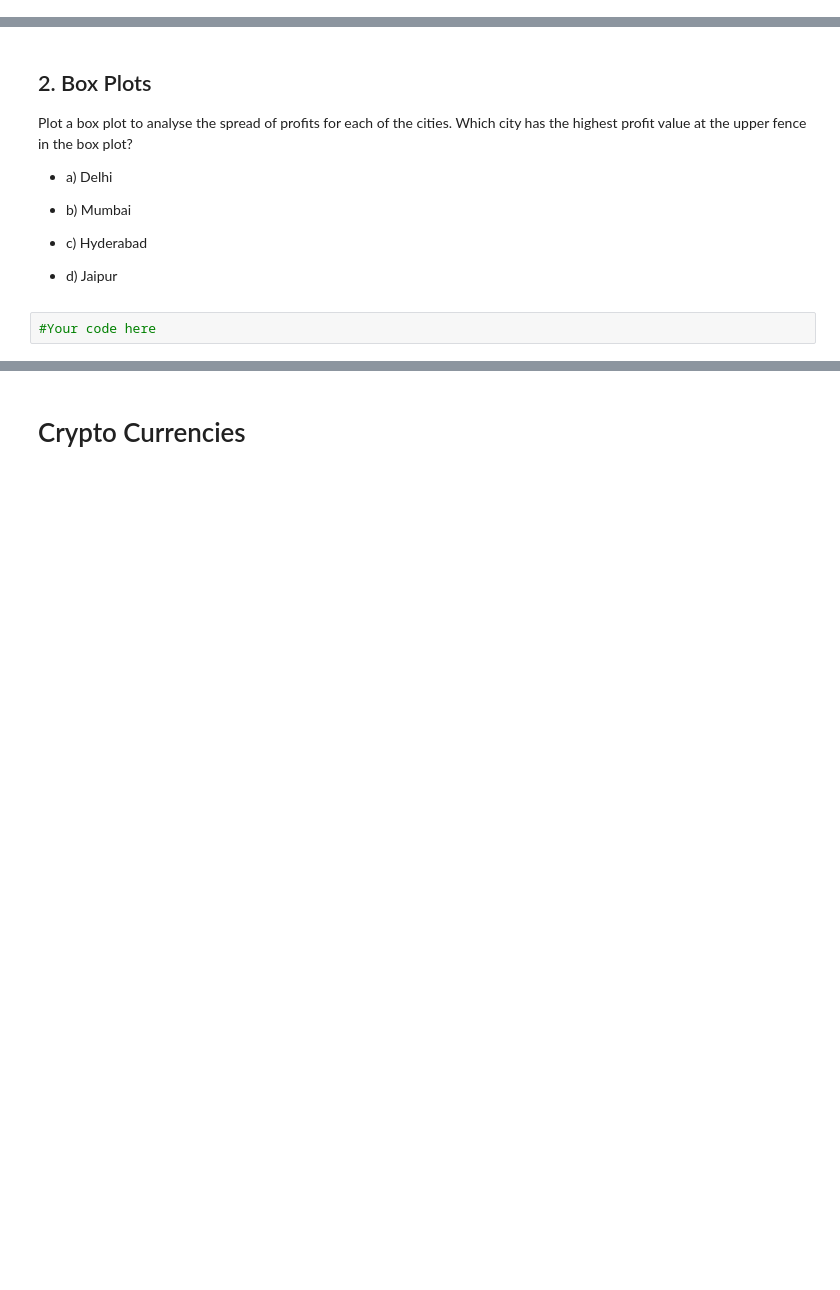
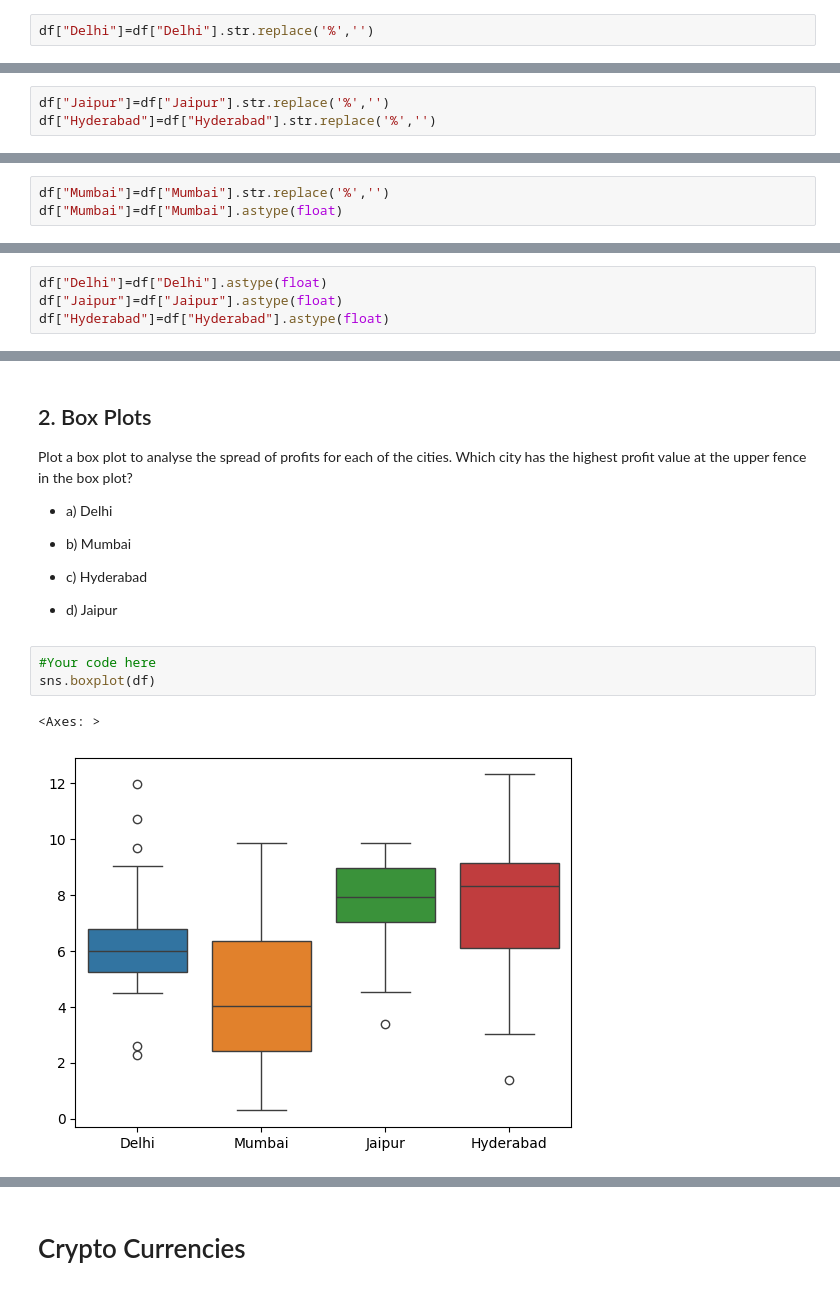
Before and after one commit to suddhasish/PGPAIML, a Jupyter notebook: Data visualization/matplotlib/Practice Questions Session 2/Practice Questions - Session 2 - Student Version.ipynb, the cells around one changed output, grey strips where cells are left out. Cells and saved outputs as stored; diff of their text form; blank space fills up the shorter version.

```diff
--- a/Data visualization/matplotlib/Practice Questions Session 2/Practice Questions - Session 2 - Student Version.ipynb
+++ b/Data visualization/matplotlib/Practice Questions Session 2/Practice Questions - Session 2 - Student Version.ipynb
@@ -23,3 +23,5 @@ df.head(10)
 | 7 | supplier 8 | 4.49% | 2.42% | 7.79% | 9.40% |
 | 8 | supplier 9 | 5.72% | 6.39% | 8.99% | 8.67% |
 | 9 | supplier 10 | 5.64% | 7.79% | 7.57% | 8.50% |
+# %%
+df["Delhi"]=df["Delhi"].str.replace('%','')
@@ -25,0 +30,3 @@ df.head(10)
+# %%
+df["Jaipur"]=df["Jaipur"].str.replace('%','')
+df["Hyderabad"]=df["Hyderabad"].str.replace('%','')
@@ -25,0 +53,3 @@ df.head(10)
+# %%
+df["Mumbai"]=df["Mumbai"].str.replace('%','')
+df["Mumbai"]=df["Mumbai"].astype(float)
@@ -25,0 +58,4 @@ df.head(10)
+# %%
+df["Delhi"]=df["Delhi"].astype(float)
+df["Jaipur"]=df["Jaipur"].astype(float)
+df["Hyderabad"]=df["Hyderabad"].astype(float)
@@ -52,3 +112,7 @@ Plot a box plot to analyse the spread of profits for each of the cities. Which c
 - d) Jaipur
 # %%
 #Your code here
+sns.boxplot(df)
+# %% [output]
+<Axes: >
+[figure, added]
```
Also changed, not shown: parts of 11 cells of this notebook, 21 other files.
